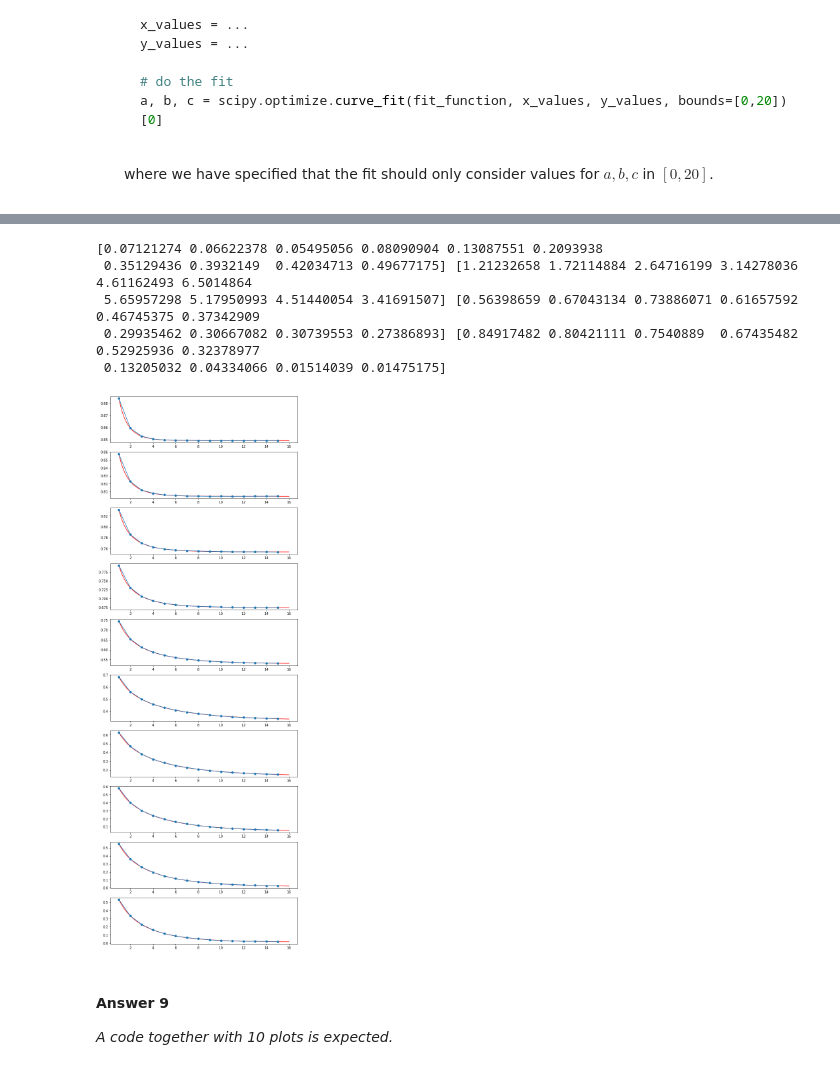
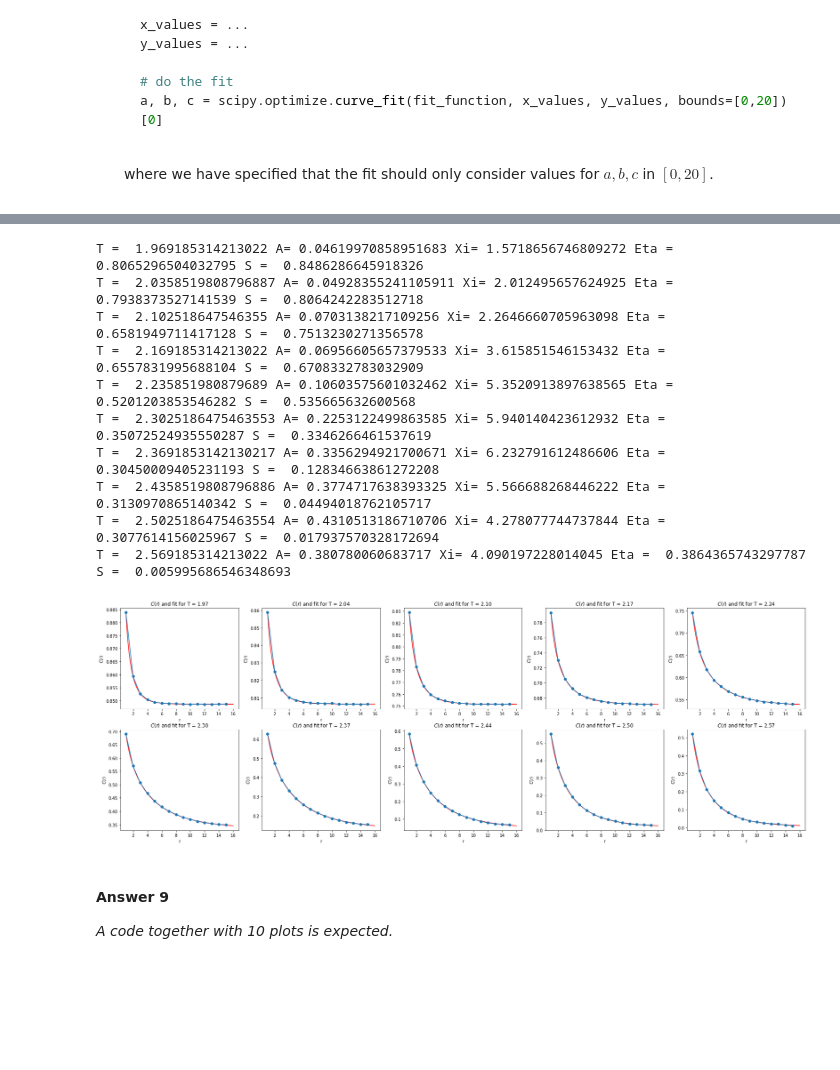
Before and after one commit to LudovicBrvdy/CoDaDri, a Jupyter notebook: HW2/HW2.ipynb, the cells around one changed output, grey strips where cells are left out. Saved outputs shown, nothing was run; the diff lists cells and outputs as text; code cells hidden in the pictures; blank space fills up the shorter version.

```diff
--- a/HW2/HW2.ipynb
+++ b/HW2/HW2.ipynb
@@ -732,6 +700,9 @@ def interpolate(x_v, y_v):
     a, b, c, s = scipy.optimize.curve_fit(fit_function, x_v, y_v, bounds=(0, 20))[0]
     return a, b, c, s
 
+T_c = 2 / np.log(1 + np.sqrt(2))
+L = 32
+steps = 5000
 T = np.linspace(T_c - 0.3, T_c + 0.3, 10)
 corr = np.zeros((T.shape[0], L), dtype=float)
 temp_corr = np.zeros((steps, L), dtype=float)
@@ -763,24 +728,39 @@ Computing T = 2.569185314213022
 # %%
 x_values = np.arange(L)[1: int(L / 2)]
 x_plot = np.linspace(1, 16, 100)
 a = np.zeros(T.shape[0])
 b = np.zeros(T.shape[0])
 c = np.zeros(T.shape[0])
 s = np.zeros(T.shape[0])
-
-fig, axs = plt.subplots(10, figsize=(10, 30))
+count = 0
+j = 0
+k = 0
+fig, axs = plt.subplots(2, 5, figsize=(30, 10))
 for i in range(T.shape[0]):
+    count += 1
+    k = i
+    if count > 5:
+        j = 1
+        k = i - 5
     a[i], b[i], c[i], s[i] = interpolate(x_values, corr[i][1: int(L / 2)])
-    axs[i].plot(x_plot, fit_function(x_plot, a[i], b[i], c[i], s[i]), 'r')
-    axs[i].plot(x_values, corr[i][1 : int(L / 2)], '-o')
-print(a, b, c, s)
+    print("T = ", T[i], "A=", a[i], "Xi=", b[i], "Eta = ", c[i], "S = ", s[i])
+    axs[j, k].plot(x_plot, fit_function(x_plot, a[i], b[i], c[i], s[i]), 'r')
+    axs[j, k].plot(x_values, corr[i][1 : int(L / 2)], '-o')
+    axs[j, k].set_xlabel('r')
+    axs[j, k].set_ylabel("$C(r)$")
+    axs[j, k].set_title('$C(r)$ and fit for T = %1.2f'%T[i])
 # %% [output]
-[0.07121274 0.06622378 0.05495056 0.08090904 0.13087551 0.2093938
- 0.35129436 0.3932149  0.42034713 0.49677175] [1.21232658 1.72114884 2.64716199 3.14278036 4.61162493 6.5014864
- 5.65957298 5.17950993 4.51440054 3.41691507] [0.56398659 0.67043134 0.73886071 0.61657592 0.46745375 0.37342909
- 0.29935462 0.30667082 0.30739553 0.27386893] [0.84917482 0.80421111 0.7540889  0.67435482 0.52925936 0.32378977
- 0.13205032 0.04334066 0.01514039 0.01475175]
+T =  1.969185314213022 A= 0.04619970858951683 Xi= 1.5718656746809272 Eta =  0.8065296504032795 S =  0.8486286645918326
+T =  2.0358519808796887 A= 0.04928355241105911 Xi= 2.012495657624925 Eta =  0.7938373527141539 S =  0.8064242283512718
+T =  2.102518647546355 A= 0.0703138217109256 Xi= 2.2646660705963098 Eta =  0.6581949711417128 S =  0.7513230271356578
+T =  2.169185314213022 A= 0.06956605657379533 Xi= 3.615851546153432 Eta =  0.6557831995688104 S =  0.6708332783032909
+T =  2.235851980879689 A= 0.10603575601032462 Xi= 5.3520913897638565 Eta =  0.5201203853546282 S =  0.535665632600568
+T =  2.3025186475463553 A= 0.2253122499863585 Xi= 5.940140423612932 Eta =  0.35072524935550287 S =  0.3346266461537619
+T =  2.3691853142130217 A= 0.3356294921700671 Xi= 6.232791612486606 Eta =  0.30450009405231193 S =  0.12834663861272208
+T =  2.4358519808796886 A= 0.3774717638393325 Xi= 5.566688268446222 Eta =  0.3130970865140342 S =  0.04494018762105717
+T =  2.5025186475463554 A= 0.4310513186710706 Xi= 4.278077744737844 Eta =  0.3077614156025967 S =  0.017937570328172694
+T =  2.569185314213022 A= 0.380780060683717 Xi= 4.090197228014045 Eta =  0.3864365743297787 S =  0.005995686546348693
-[figure, old version]
+[figure, new version]
 # %% [markdown]
 #### Answer 9
 
```
Also changed, not shown: parts of 20 cells of this notebook.
